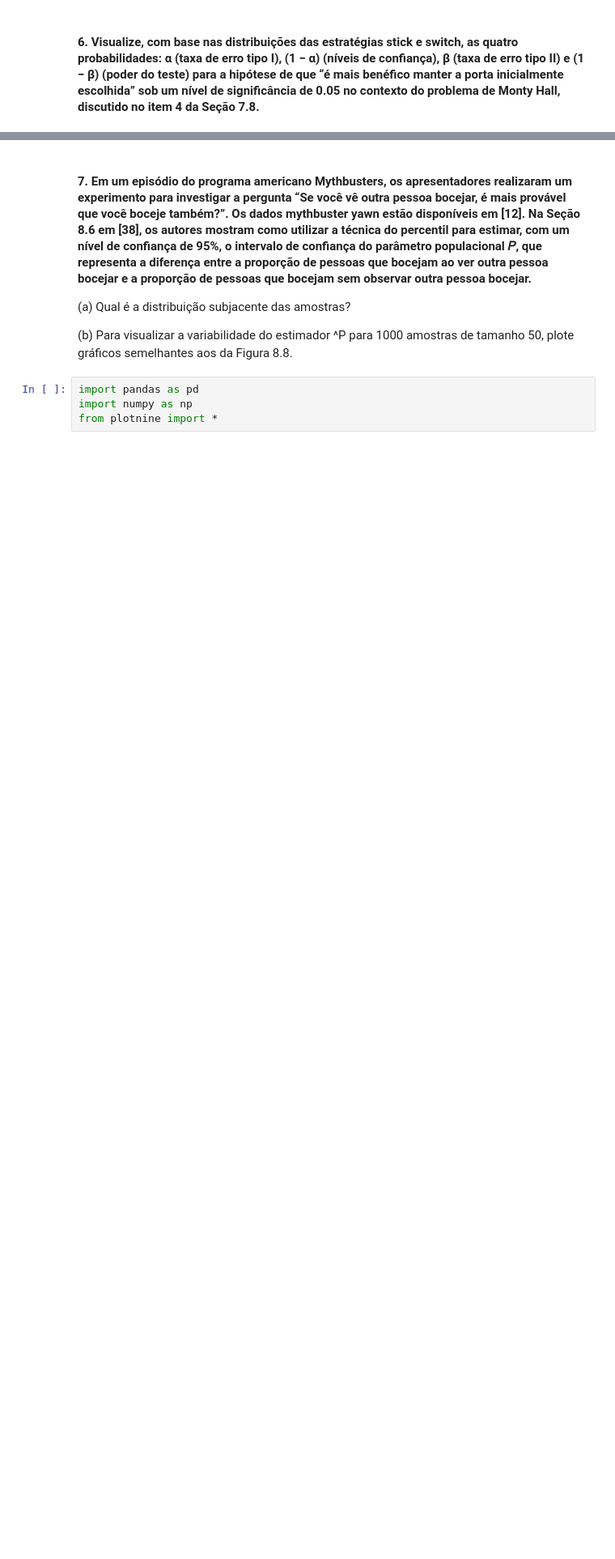
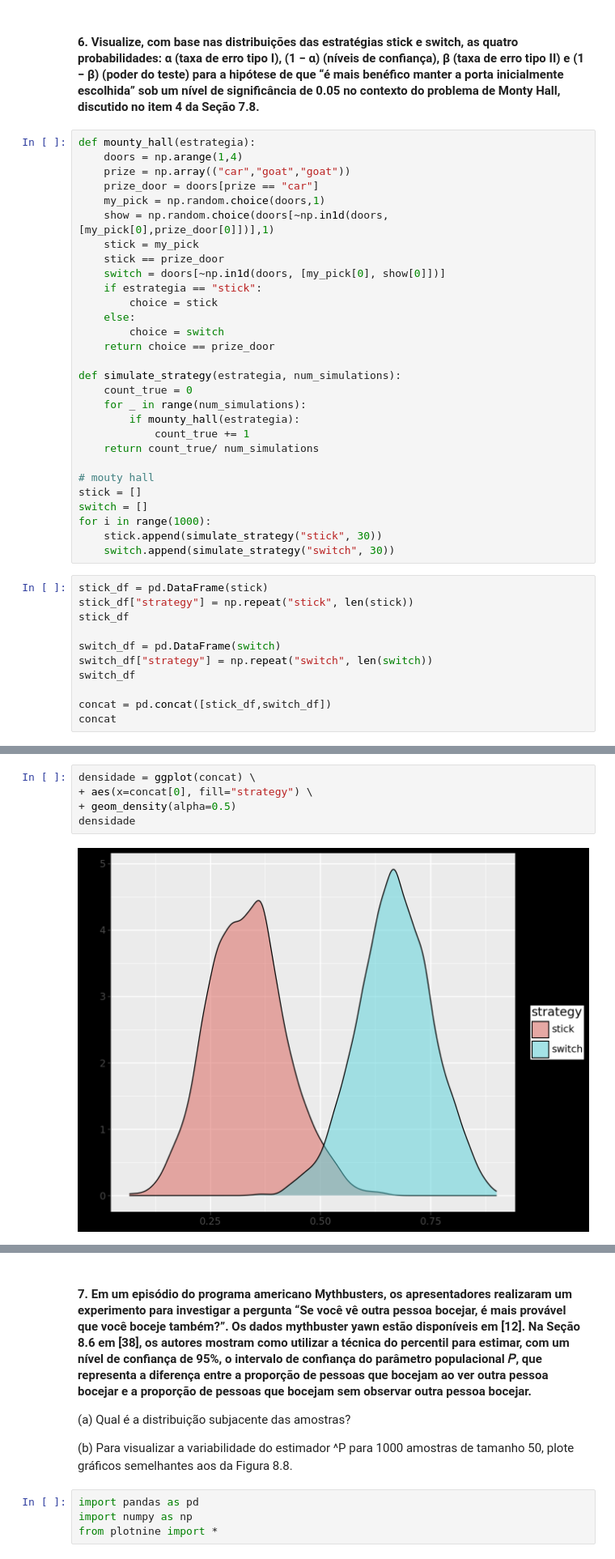
Before and after one commit to RafaelRagozoni/Topicos7, a Jupyter notebook: Aula9/participacao.ipynb, the cells around one changed output, grey strips where cells are left out. Shown at 81% size. Cells and saved outputs as stored; diff of their text form; blank space fills up the shorter version.

```diff
--- a/Aula9/participacao.ipynb
+++ b/Aula9/participacao.ipynb
@@ -515,2 +551,42 @@ ggplot(movies) \
 # %% [markdown]
 #### 6. Visualize, com base nas distribuições das estratégias stick e switch, as quatro probabilidades: α (taxa de erro tipo I), (1 − α) (níveis de confiança), β (taxa de erro tipo II) e (1 − β) (poder do teste) para a hipótese de que “é mais benéfico manter a porta inicialmente escolhida” sob um nível de significância de 0.05 no contexto do problema de Monty Hall, discutido no item 4 da Seção 7.8.
+# %%
+def mounty_hall(estrategia):
+    doors = np.arange(1,4)
+    prize = np.array(("car","goat","goat"))
+    prize_door = doors[prize == "car"]
+    my_pick = np.random.choice(doors,1)
+    show = np.random.choice(doors[~np.in1d(doors, [my_pick[0],prize_door[0]])],1)
+    stick = my_pick
+    stick == prize_door
+    switch = doors[~np.in1d(doors, [my_pick[0], show[0]])]
+    if estrategia == "stick":
+        choice = stick
+    else:
+        choice = switch
+    return choice == prize_door
+
+def simulate_strategy(estrategia, num_simulations):
+    count_true = 0
+    for _ in range(num_simulations):
+        if mounty_hall(estrategia):
+            count_true += 1
+    return count_true/ num_simulations
+
+# mouty hall
+stick = []
+switch = []
+for i in range(1000):
+    stick.append(simulate_strategy("stick", 30))
+    switch.append(simulate_strategy("switch", 30))
+# %%
+stick_df = pd.DataFrame(stick)
+stick_df["strategy"] = np.repeat("stick", len(stick))
+stick_df
+
+switch_df = pd.DataFrame(switch)
+switch_df["strategy"] = np.repeat("switch", len(switch))
+switch_df
+
+concat = pd.concat([stick_df,switch_df])
+concat
@@ -516,0 +607,7 @@ ggplot(movies) \
+# %%
+densidade = ggplot(concat) \
++ aes(x=concat[0], fill="strategy") \
++ geom_density(alpha=0.5)
+densidade
+# %% [output]
+[figure, added]
```
Also changed, not shown: parts of 36 cells of this notebook.
